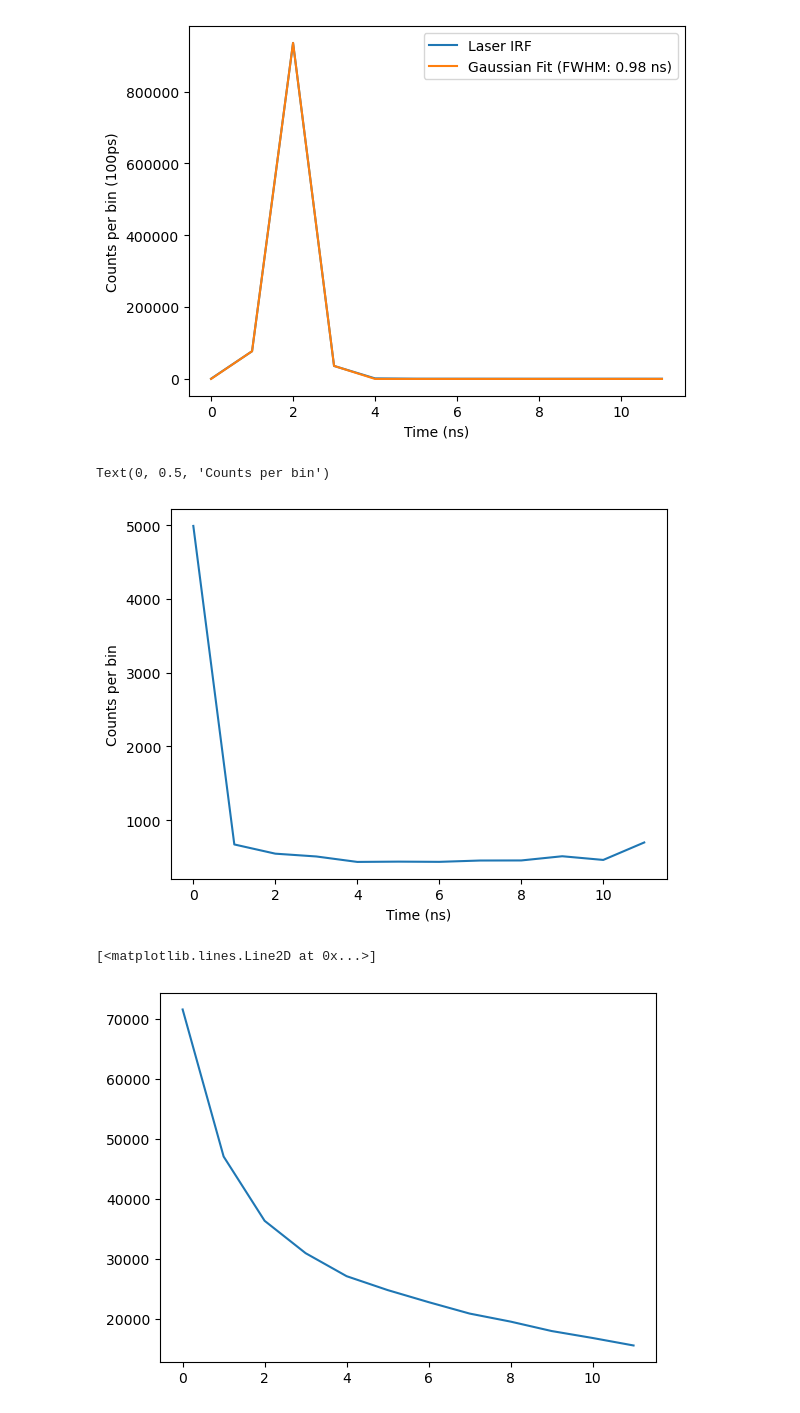
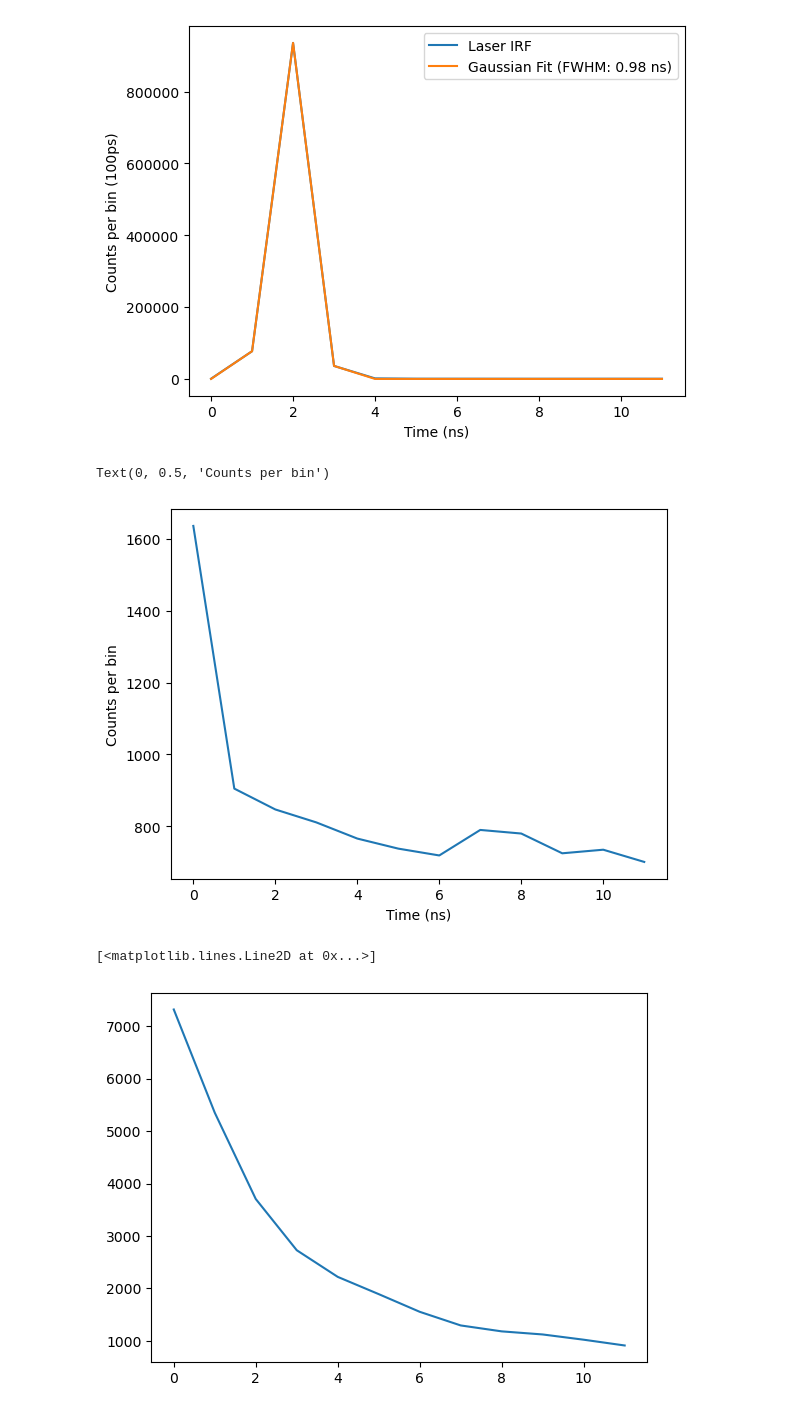
Before and after one commit to UW-Quantum-Defect-Lab/qdmodel, a Jupyter notebook: qdanalysis/timetagger_analysis/lifetimeanalysis.ipynb, the cells around one changed output. Drawn from its saved outputs; the diff is of its cells as text; code cells hidden in the pictures.

```diff
--- a/qdanalysis/timetagger_analysis/lifetimeanalysis.ipynb
+++ b/qdanalysis/timetagger_analysis/lifetimeanalysis.ipynb
@@ -111,8 +106,8 @@ def read_multiple_text_files(file_paths):
     return a,b,l
 # %%
 # for off sample (bkg)
-bkg_data_file_name_50_bins = "Histogram_2025-08-05_111643_bkg_50.txt"
-bkg_data_file_name_12_bins = "Histogram_2025-08-05_111814_bkg_12.txt"
+bkg_data_file_name_50_bins = "Histogram_2025-08-05_202739_bkg_50.txt"
+bkg_data_file_name_12_bins = "Histogram_2025-08-05_202626_bkg_12.txt"
 # times, cts, num_files = read_multiple_text_files(['/Users/tommtommbom/Desktop/qdrepos/Data/20240827/530_30_bp_in_blankspot_1.5uW.txt'])
 # times, cts, num_files = read_multiple_text_files(['/home/angel/work/imod-internship/code/data/lifetime/tommy-lifetime/530_30_bp_in_blankspot_1.5uW.txt'])
 times, cts, num_files = read_multiple_text_files([f"{DATA_ABSOLUTE_PATH}{bkg_data_file_name_12_bins}"])
@@ -121,20 +116,21 @@ plt.xlabel('Time (ns)')
 plt.ylabel('Counts per bin')
 # %% [output]
 Text(0, 0.5, 'Counts per bin')
-[figure, old version]
+[figure, new version]
 # %%
 # dot1 = ['2024_02_16/undoped_sio2/dot1/Histogram_2024-02-16_164853.txt', '2024_02_16/undoped_sio2/dot1/Histogram_2024-02-16_170058.txt', '2024_02_16/undoped_sio2/dot1/Histogram_2024-02-16_171116.txt']
 # dot2 = ['2024_02_16/undoped_sio2/dot2/Histogram_2024-02-16_182027.txt', '2024_02_16/undoped_sio2/dot2/Histogram_2024-02-16_205912.txt', '2024_02_16/undoped_sio2/dot2/Histogram_2024-02-16_211208.txt']
 # dot3 = ['2024_02_16/undoped_sio2/dot3/Histogram_2024-02-16_212316.txt', '2024_02_16/undoped_sio2/dot3/Histogram_2024-02-16_213333.txt','2024_02_16/undoped_sio2/dot3/Histogram_2024-02-16_214354.txt']
 # dot1 = ['/home/angel/work/imod-internship/code/data/dotdata/dot1/Histogram_2024-02-16_164853.txt', '/home/angel/work/imod-internship/code/data/dotdata/dot1/Histogram_2024-02-16_170058.txt', '/home/angel/work/imod-internship/code/data/dotdata/dot1/Histogram_2024-02-16_171116.txt']
 # dot2 = ['/home/angel/work/imod-internship/code/data/dotdata/dot2/Histogram_2024-02-16_182027.txt', '/home/angel/work/imod-internship/code/data/dotdata/dot2/Histogram_2024-02-16_205912.txt', '/home/angel/work/imod-internship/code/data/dotdata/dot2/Histogram_2024-02-16_211208.txt']
 # dot3 = ['/home/angel/work/imod-internship/code/data/dotdata/dot3/Histogram_2024-02-16_212316.txt', '/home/angel/work/imod-internship/code/data/dotdata/dot3/Histogram_2024-02-16_213333.txt','/home/angel/work/imod-internship/code/data/dotdata/dot3/Histogram_2024-02-16_214354.txt']
-data_file_name_12_bins = "Histogram_2025-08-05_111106_data_12_nodeadtime.txt"
+data_file_name_50_bins = "Histogram_2025-08-05_202215_data_50.txt"
+data_file_name_12_bins = "Histogram_2025-08-05_203152_data_12.txt"
 times_nv, cts_nv, num_files_nv = read_multiple_text_files([f"{DATA_ABSOLUTE_PATH}{data_file_name_12_bins}"])
 plt.plot(times_nv, cts_nv)
 # %% [output]
 [<matplotlib.lines.Line2D at 0x...>]
-[figure, old version]
+[figure, new version]
 # %%
 true_cts = cts_nv - cts
 true_cts = true_cts - min(true_cts) # normalize counts #PLAY WITH THIS, comment in and out to see what looks better
```
Also changed, not shown: parts of 5 cells of this notebook.
